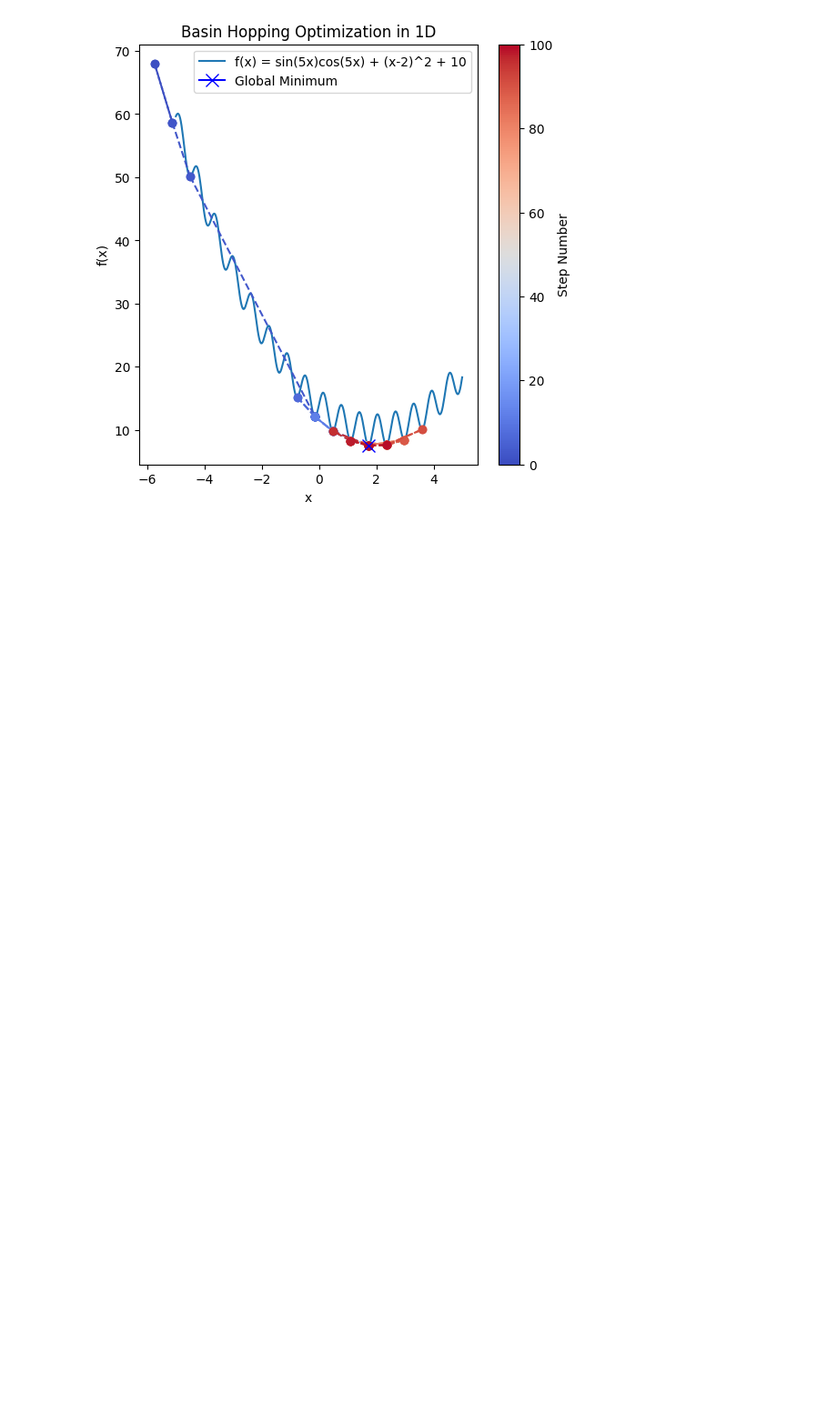
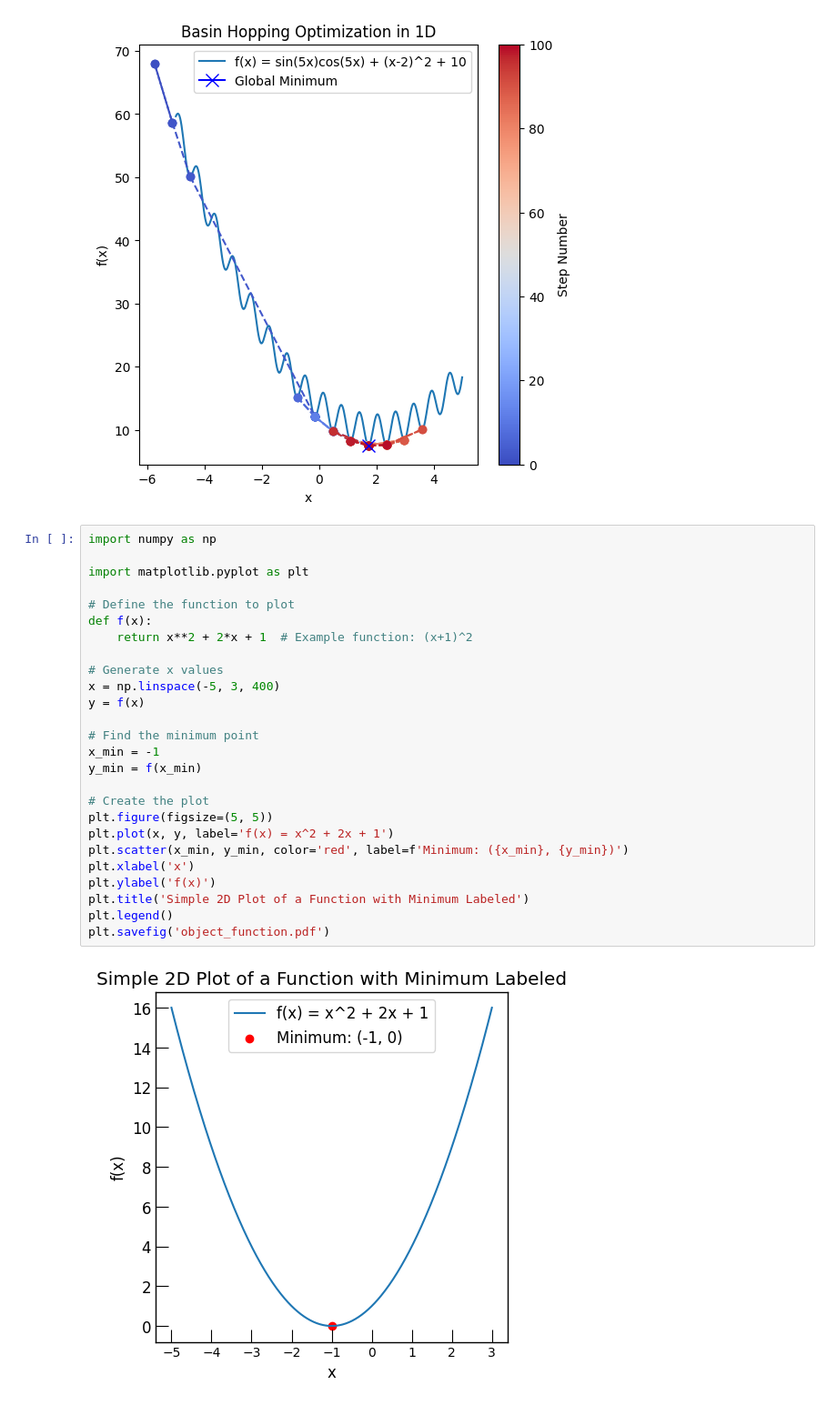
Before and after one commit to deng-group/MLE4217_5219_book, a Jupyter notebook: figures/original_figs/make_figures.ipynb, the cells around one changed output. Shown at 91% size. Drawn from its saved outputs; the diff is of its cells as text; blank space fills up the shorter version.

```diff
--- a/figures/original_figs/make_figures.ipynb
+++ b/figures/original_figs/make_figures.ipynb
@@ -567,3 +583,31 @@ plt.show()
 Global minimum found at: [1.73003584]
 Function value at global minimum: 7.573463760500674
 [figure]
+# %%
+import numpy as np
+
+import matplotlib.pyplot as plt
+
+# Define the function to plot
+def f(x):
+    return x**2 + 2*x + 1  # Example function: (x+1)^2
+
+# Generate x values
+x = np.linspace(-5, 3, 400)
+y = f(x)
+
+# Find the minimum point
+x_min = -1
+y_min = f(x_min)
+
+# Create the plot
+plt.figure(figsize=(5, 5))
+plt.plot(x, y, label='f(x) = x^2 + 2x + 1')
+plt.scatter(x_min, y_min, color='red', label=f'Minimum: ({x_min}, {y_min})')
+plt.xlabel('x')
+plt.ylabel('f(x)')
+plt.title('Simple 2D Plot of a Function with Minimum Labeled')
+plt.legend()
+plt.savefig('object_function.pdf')
+# %% [output]
+[figure, added]
```
Also changed, not shown: parts of 6 cells of this notebook.
